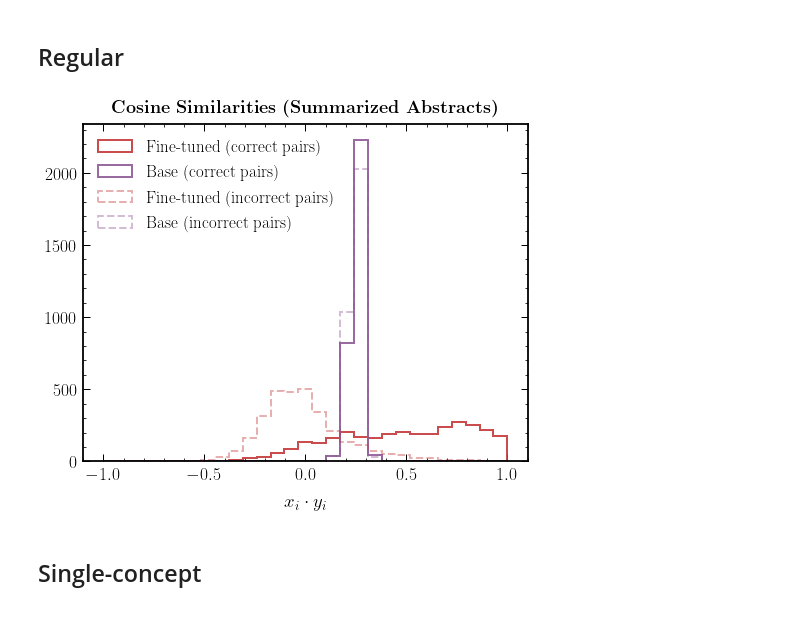
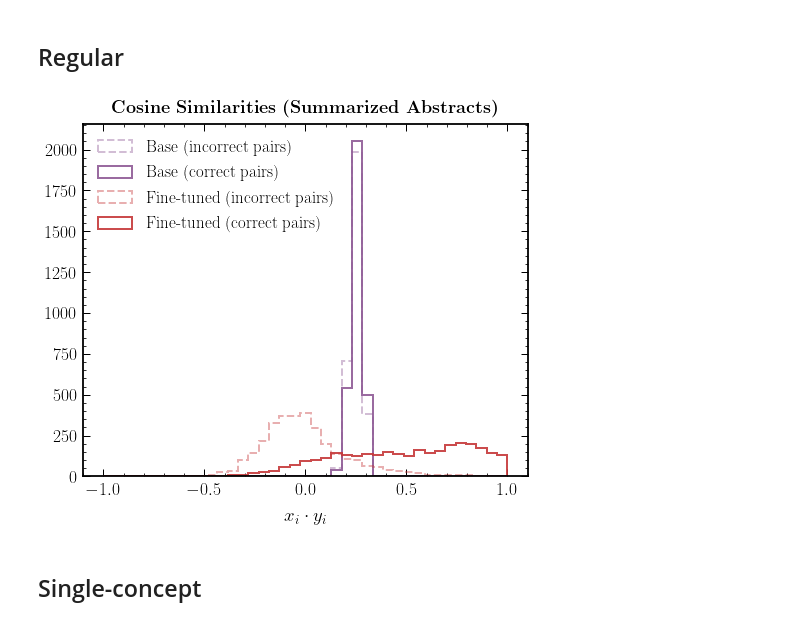
Before and after one commit to smsharma/PAPERCLIP-Hubble, a Jupyter notebook: notebooks/09_dot_product_eval.ipynb, the cells around one changed output. Saved outputs shown, nothing was run; the diff lists cells and outputs as text; code cells hidden in the pictures.

Commit message:
Update quant eval plots

```diff
--- a/notebooks/09_dot_product_eval.ipynb
+++ b/notebooks/09_dot_product_eval.ipynb
@@ -233,24 +233,25 @@ ds = make_dataloader(files, batch_size=config.training.batch_size, seed=config.s
 image_feat_stack, captions_feat_stack, images_stack, captions_stack = get_features_ds(restored_state, ds)
 image_base_feat_stack, captions_feat_base_stack, images_base_stack, captions_base_stack = get_features_ds(state, ds)
 # %%
-bins = np.linspace(-1, 1, 30)
+bins = np.linspace(-1, 1, 40)
 lw = 2
 
-fig, ax = plt.subplots(1, 1, figsize=(7, 6))
+fig, ax = plt.subplots(1, 1, figsize=(7, 6.2))
 
+ax.hist(jax.vmap(cosine_similarity)(np.vstack(image_base_feat_stack), jax.random.permutation(jax.random.PRNGKey(42), np.vstack(captions_feat_base_stack)[:])), histtype='step', label="Base (incorrect pairs)", bins=bins, lw=lw, color=cols_default[3], ls='--', alpha=0.4)
+ax.hist(jax.vmap(cosine_similarity)(np.vstack(image_base_feat_stack), np.vstack(captions_feat_base_stack)), histtype='step', label="Base (correct pairs)", bins=bins, lw=lw, color=cols_default[3])
+
+ax.hist(jax.vmap(cosine_similarity)(np.vstack(image_feat_stack), jax.random.permutation(jax.random.PRNGKey(42), np.vstack(captions_feat_stack)[:])), histtype='step', label="Fine-tuned (incorrect pairs)", bins=bins, lw=lw, color=cols_default[0], ls='--', alpha=0.4)
 ax.hist(jax.vmap(cosine_similarity)(np.vstack(image_feat_stack), np.vstack(captions_feat_stack)[:]), histtype='step', label="Fine-tuned (correct pairs)", bins=bins, lw=lw, color=cols_default[0])
-ax.hist(jax.vmap(cosine_similarity)(np.vstack(image_base_feat_stack), np.vstack(captions_feat_base_stack)), histtype='step', label="Base (correct pairs)", bins=bins, lw=lw, color=cols_default[3])
-ax.hist(jax.vmap(cosine_similarity)(np.vstack(image_feat_stack), jax.random.permutation(jax.random.PRNGKey(42), np.vstack(captions_feat_stack)[:])), histtype='step', label="Fine-tuned (incorrect pairs)", bins=bins, lw=lw, color=cols_default[0], ls='--', alpha=0.4)
-ax.hist(jax.vmap(cosine_similarity)(np.vstack(image_base_feat_stack), jax.random.permutation(jax.random.PRNGKey(42), np.vstack(captions_feat_base_stack)[:])), histtype='step', label="Base (incorrect pairs)", bins=bins, lw=lw, color=cols_default[3], ls='--', alpha=0.4)
 
 ax.set_xlabel("$x_i\cdot y_i$")
 ax.legend()
 ax.set_title(r"\textbf{Cosine Similarities (Summarized Abstracts)}", y=1.01)
 
 plt.tight_layout()
 plt.savefig("../paper/plots/sim_val.pdf")
 # %% [output]
-[figure, old version]
+[figure, new version]
 # %%
 # files = tf.io.gfile.glob(f"/n/holyscratch01/iaifi_lab/smsharma/hubble_data/tfrecords_v5/*train_9.tfrecord")
 # ds = make_dataloader(files, batch_size=config.training.batch_size, seed=config.seed, split="val", shuffle=False, caption_type="summary")
```
Also changed, not shown: parts of 4 cells of this notebook, 2 other files.
